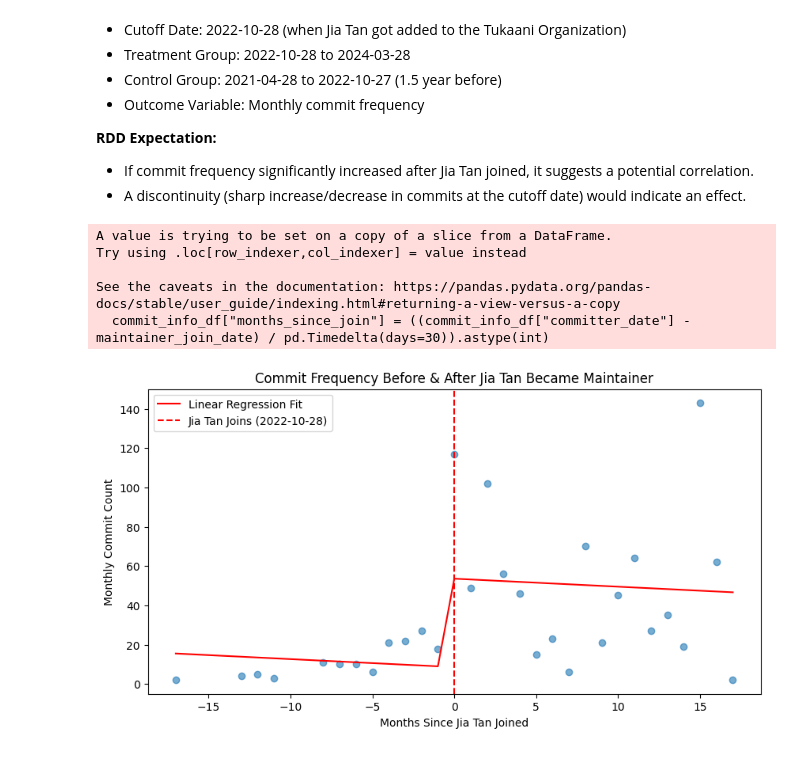
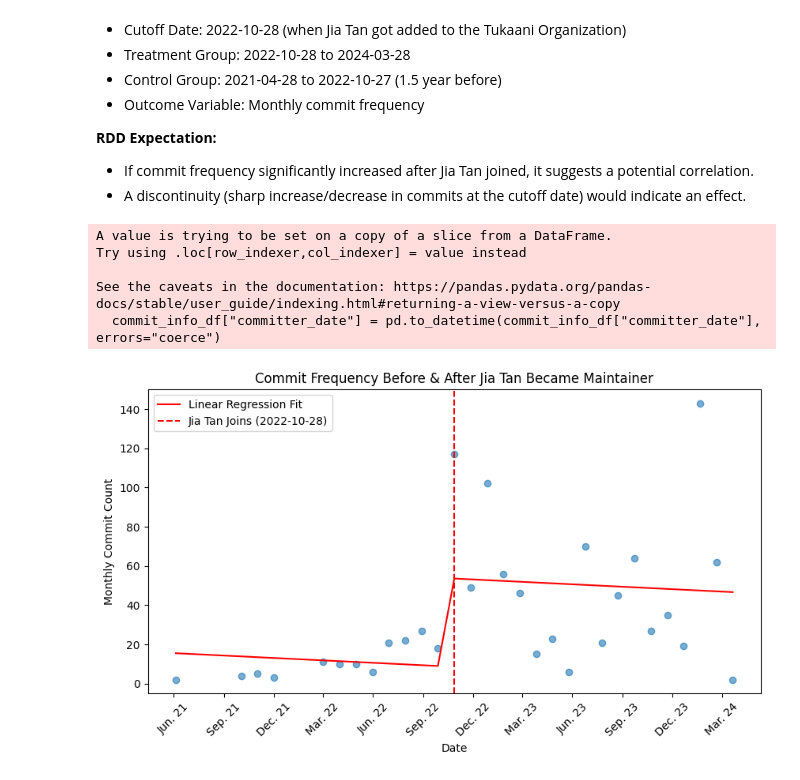
Before and after one commit to SaltyfishQAQQ/FORCOLAB_oss_security, a Jupyter notebook: integrated_scripts/rdd/rdd.ipynb, the cells around one changed output. Drawn from its saved outputs; the diff is of its cells as text; code cells hidden in the pictures.

```diff
--- a/integrated_scripts/rdd/rdd.ipynb
+++ b/integrated_scripts/rdd/rdd.ipynb
@@ -156,23 +173,30 @@ control_start_date = maintainer_join_date - pd.DateOffset(months=18)  # 1.5 year
 commit_info_df["committer_date"] = pd.to_datetime(commit_info_df["committer_date"], errors="coerce")
 commit_info_df = commit_info_df[(commit_info_df["committer_date"] >= control_start_date) & (commit_info_df["committer_date"] <= attack_detected_date)]
 
-# calculate months since maintainer join date
-commit_info_df["months_since_join"] = ((commit_info_df["committer_date"] - maintainer_join_date) / pd.Timedelta(days=30)).astype(int)
-
-# calculate monthly commit frequency
-monthly_commits = commit_info_df.groupby("months_since_join").size().reset_index(name="commit_count")
-
-# label treatment and control group (1 for treatment, 0 for control)
-monthly_commits["treatment"] = (monthly_commits["months_since_join"] >= 0).astype(int)
+commit_info_df.to_csv('commit_info_filtered.csv', index=False)
 # %% [output]
 A value is trying to be set on a copy of a slice from a DataFrame.
 Try using .loc[row_indexer,col_indexer] = value instead
 
 See the caveats in the documentation: https://pandas.pydata.org/pandas-docs/stable/user_guide/indexing.html#returning-a-view-versus-a-copy
-  commit_info_df["months_since_join"] = ((commit_info_df["committer_date"] - maintainer_join_date) / pd.Timedelta(days=30)).astype(int)
+  commit_info_df["committer_date"] = pd.to_datetime(commit_info_df["committer_date"], errors="coerce")
+# %%
+
+# calculate months and weeks since maintainer join date
+commit_info_df["months_since_JT_joined"] = ((commit_info_df["committer_date"] - maintainer_join_date) / pd.Timedelta(days=30)).astype(int)
+commit_info_df["weeks_since_JT_joined"] = ((commit_info_df["committer_date"] - maintainer_join_date) / pd.Timedelta(days=7)).astype(int)
+
+
+# calculate monthly and weekly commit frequency
+monthly_commits = commit_info_df.groupby("months_since_JT_joined").size().reset_index(name="commit_count")
+weekly_commits = commit_info_df.groupby("weeks_since_JT_joined").size().reset_index(name="commit_count")
+
+# label treatment and control group (1 for treatment, 0 for control)
+monthly_commits["treatment"] = (monthly_commits["months_since_JT_joined"] >= 0).astype(int)
+weekly_commits["treatment"] = (weekly_commits["weeks_since_JT_joined"] >= 0).astype(int)
 # %%
 # linear regression model
-X = monthly_commits[["months_since_join", "treatment"]]
+X = monthly_commits[["months_since_JT_joined", "treatment"]]
 y = monthly_commits["commit_count"]
 
 linear_model = LinearRegression()
@@ -181,16 +205,23 @@ linear_model.fit(X, y)
 # predict commit count for visualization
 monthly_commits["predicted_commit_count"] = linear_model.predict(X)
 # %%
-# visualizing the commit frequency before and after Jia Tan joined
+monthly_commits["date"] = maintainer_join_date + pd.to_timedelta(monthly_commits["months_since_JT_joined"] * 30, unit="D")
+
 plt.figure(figsize=(10, 5))
-plt.scatter(monthly_commits["months_since_join"], monthly_commits["commit_count"], alpha=0.6)
-plt.plot(monthly_commits["months_since_join"], monthly_commits["predicted_commit_count"], color="red", label="Linear Regression Fit")
+plt.scatter(monthly_commits["date"], monthly_commits["commit_count"], alpha=0.6)
+plt.plot(monthly_commits["date"], monthly_commits["predicted_commit_count"], color="red", label="Linear Regression Fit")
 
-plt.axvline(x=0, color='r', linestyle='--', label="Jia Tan Joins (2022-10-28)")
-plt.xlabel("Months Since Jia Tan Joined")
+plt.gca().xaxis.set_major_formatter(mdates.DateFormatter("%b. %y"))  # Format as "Nov-23"
+plt.gca().xaxis.set_major_locator(mdates.MonthLocator(interval=3))  # Show labels every 3 months
+
+plt.axvline(x=maintainer_join_date, color='r', linestyle='--', label="Jia Tan Joins (2022-10-28)")
+
+# Labels and title
+plt.xlabel("Date")
 plt.ylabel("Monthly Commit Count")
 plt.title("Commit Frequency Before & After Jia Tan Became Maintainer")
+plt.xticks(rotation=45)  # Rotate labels for readability
 plt.legend()
 plt.show()
 # %% [output]
-[figure, old version]
+[figure, new version]
```
Also changed, not shown: parts of 19 cells of this notebook, 4 other files.
